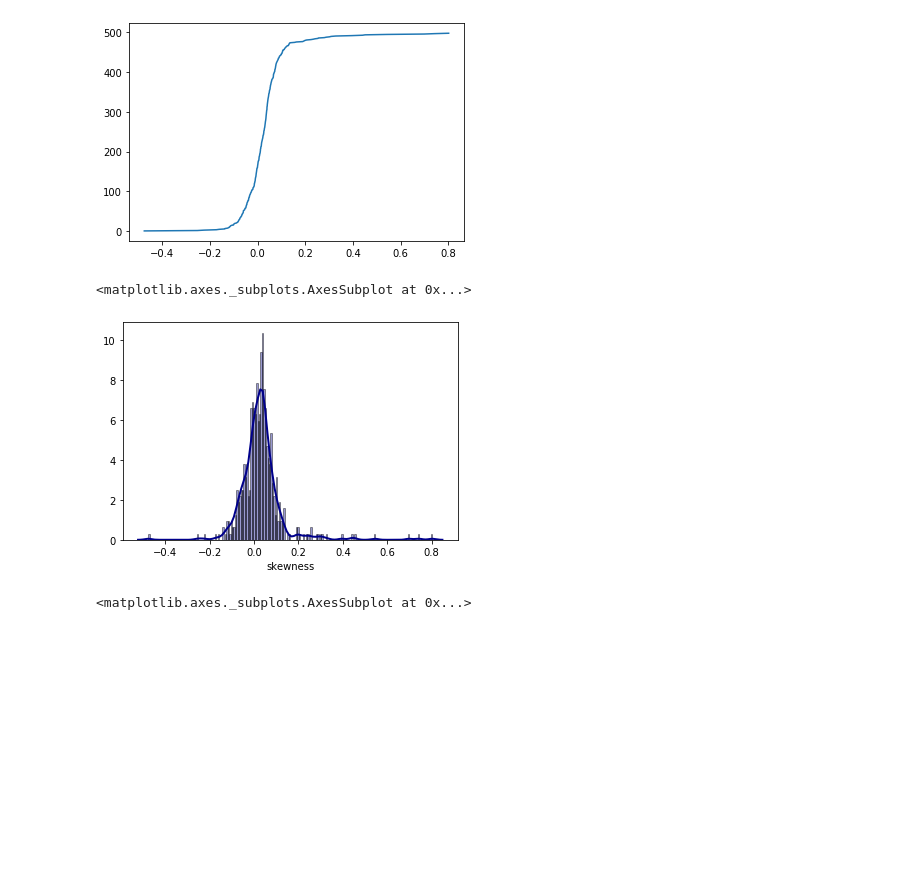
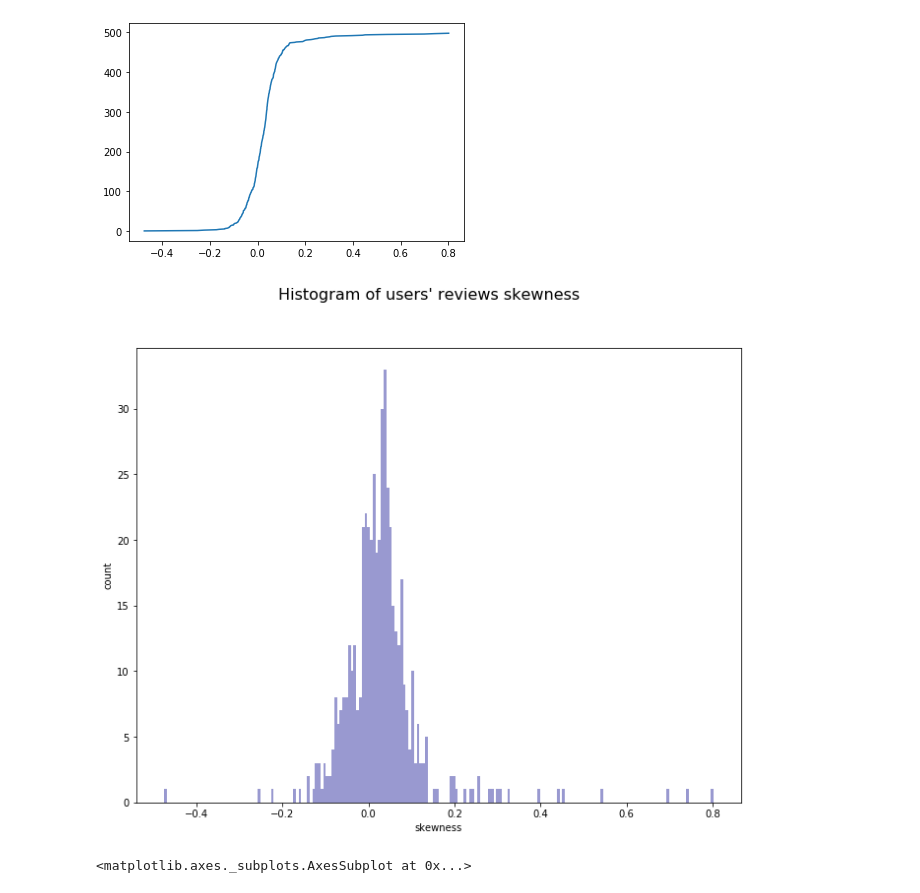
Before and after one commit to benlaird/nyc-ds-111819-lectures, a Jupyter notebook: Mod_3/week-1/project/mod3_project.ipynb, the cells around one changed output. Drawn from its saved outputs; the diff is of its cells as text; code cells hidden in the pictures; blank space fills up the shorter version.

```diff
--- a/Mod_3/week-1/project/mod3_project.ipynb
+++ b/Mod_3/week-1/project/mod3_project.ipynb
@@ -35,0 +63,21 @@ display(result_df)
+# %%
+def add_box_office(movie_arr):
+    counter = 0
+    box_office_movie = {}
+    for movie_id in movie_arr:
+        print(f"movie_id: {movie_id}")
+        box_off = parse_box_office(movie_id)
+        box_office_movie[movie_id] = box_off
+        time.sleep(1)
+        counter += 1
+        #if counter >= 3:
+        #    break
+
+    return box_office_movie
+
+def box_office_for_series(series):
+    if series['movie_id'] in box_office:
+        bo = box_office[series['movie_id']]
+    else:
+        bo = -1
+    return bo
@@ -35,0 +108,2 @@ display(result_df)
+# %%
+result_df['box_office'] = result_df.apply(box_office_for_series,  axis=1)
@@ -35,0 +142,8 @@ display(result_df)
+# %%
+indexNames = result_df[ result_df['box_office'] == -1].index
+
+# Delete these row indexes from dataFrame
+result_df.drop(indexNames , inplace=True)
+
+# display(result_df[result_df['box_office'] == -1])
+result_df.shape
@@ -35,0 +152,2 @@ display(result_df)
+# %%
+result_df.sort_values(by=['skewness'], ascending=False, inplace=True)
@@ -78,14 +312,19 @@ plt.plot(result_df['skewness'].sort_values(), range(len(result_df['skewness'])))
 # %%
 # result_df['skewness'].sort_values()
 # %%
+fig, ax = plt.subplots(figsize=(11,8.5))
+fig.suptitle("Histogram of users' reviews skewness", fontsize=16)
+ax.set_ylabel("count")
 # Prints probability density curve over histogram
-sns.distplot(result_df['skewness'], hist=True, kde=True,
+svm = sns.distplot(result_df['skewness'], ax=ax, hist=True, kde=False,
              bins=200, color = 'darkblue',
-             hist_kws={'edgecolor':'black'},
+
              kde_kws={'linewidth': 2})
+#fig = svm.get_figure()
+fig.savefig('skewness-pdf.png', dpi=200)
+# hist_kws={'edgecolor':'black'},
 # %% [output]
-<matplotlib.axes._subplots.AxesSubplot at 0x...>
-[figure, old version]
+[figure, new version]
 # %%
 sns.distplot(result_df['skewness'])
 # %% [output]
```
Also changed, not shown: parts of 27 cells of this notebook, 6 other files.
